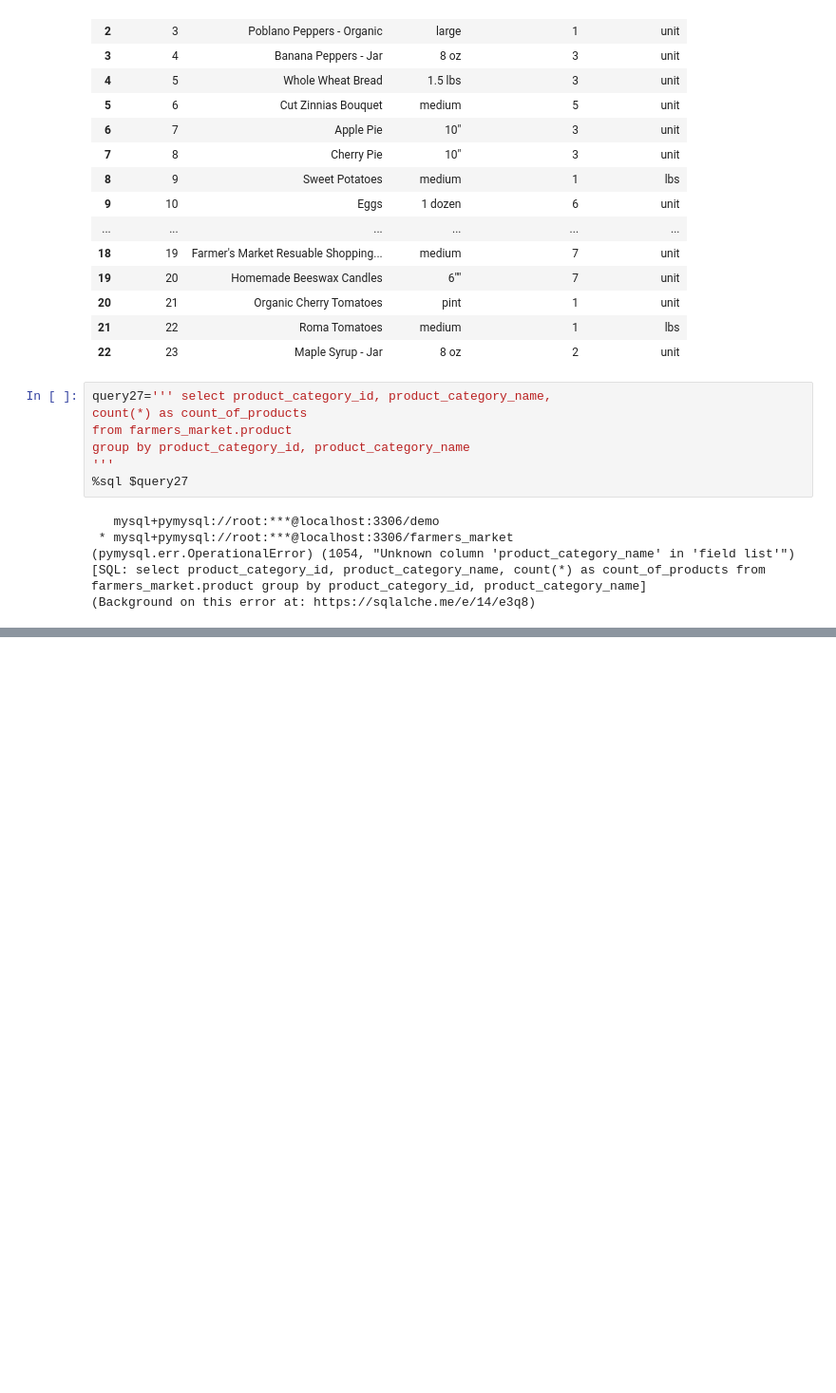
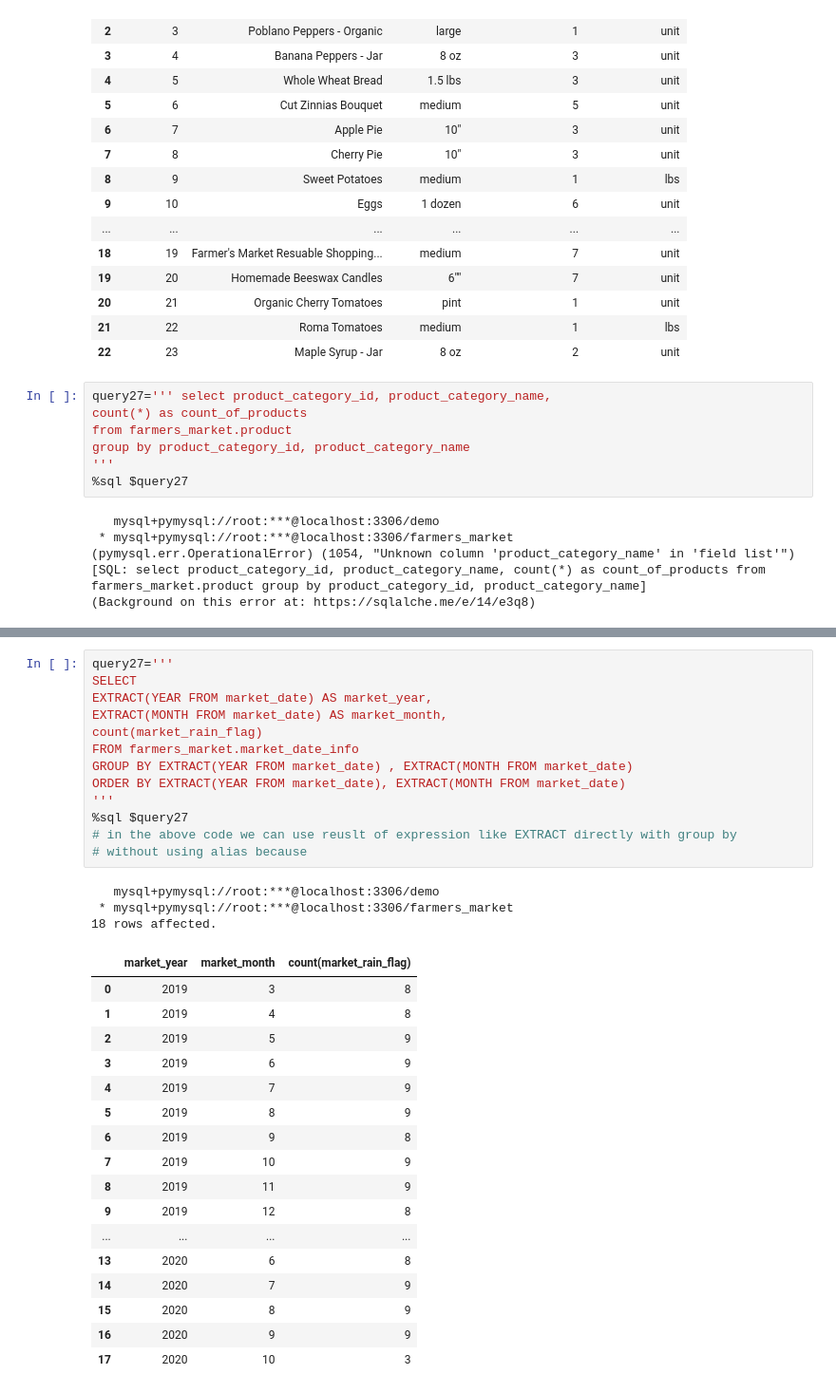
Before and after one commit to KunalNeon/SQL-For-Data-Scientist, a Jupyter notebook: sql.ipynb, the cells around one changed output, grey strips where cells are left out. Shown at 95% size. Saved outputs shown, nothing was run; the diff lists cells and outputs as text; blank space fills up the shorter version.

```diff
--- a/sql.ipynb
+++ b/sql.ipynb
@@ -1712,0 +1735,34 @@ group by product_category_id, product_category_name
+# %%
+query27='''
+SELECT
+EXTRACT(YEAR FROM market_date) AS market_year,
+EXTRACT(MONTH FROM market_date) AS market_month,
+count(market_rain_flag)
+FROM farmers_market.market_date_info
+GROUP BY EXTRACT(YEAR FROM market_date) , EXTRACT(MONTH FROM market_date)
+ORDER BY EXTRACT(YEAR FROM market_date), EXTRACT(MONTH FROM market_date)
+'''
+%sql $query27
+# in the above code we can use reuslt of expression like EXTRACT directly with group by
+# without using alias because
+# %% [output]
+   mysql+pymysql://root:***@localhost:3306/demo
+ * mysql+pymysql://root:***@localhost:3306/farmers_market
+18 rows affected.
+|  | market_year | market_month | count(market_rain_flag) |
+| 0 | 2019 | 3 | 8 |
+| 1 | 2019 | 4 | 8 |
+| 2 | 2019 | 5 | 9 |
+| 3 | 2019 | 6 | 9 |
+| 4 | 2019 | 7 | 9 |
+| 5 | 2019 | 8 | 9 |
+| 6 | 2019 | 9 | 8 |
+| 7 | 2019 | 10 | 9 |
+| 8 | 2019 | 11 | 9 |
+| 9 | 2019 | 12 | 8 |
+| ... | ... | ... | ... |
+| 13 | 2020 | 6 | 8 |
+| 14 | 2020 | 7 | 9 |
+| 15 | 2020 | 8 | 9 |
+| 16 | 2020 | 9 | 9 |
+| 17 | 2020 | 10 | 3 |
```
Also changed, not shown: parts of 4 cells of this notebook.
